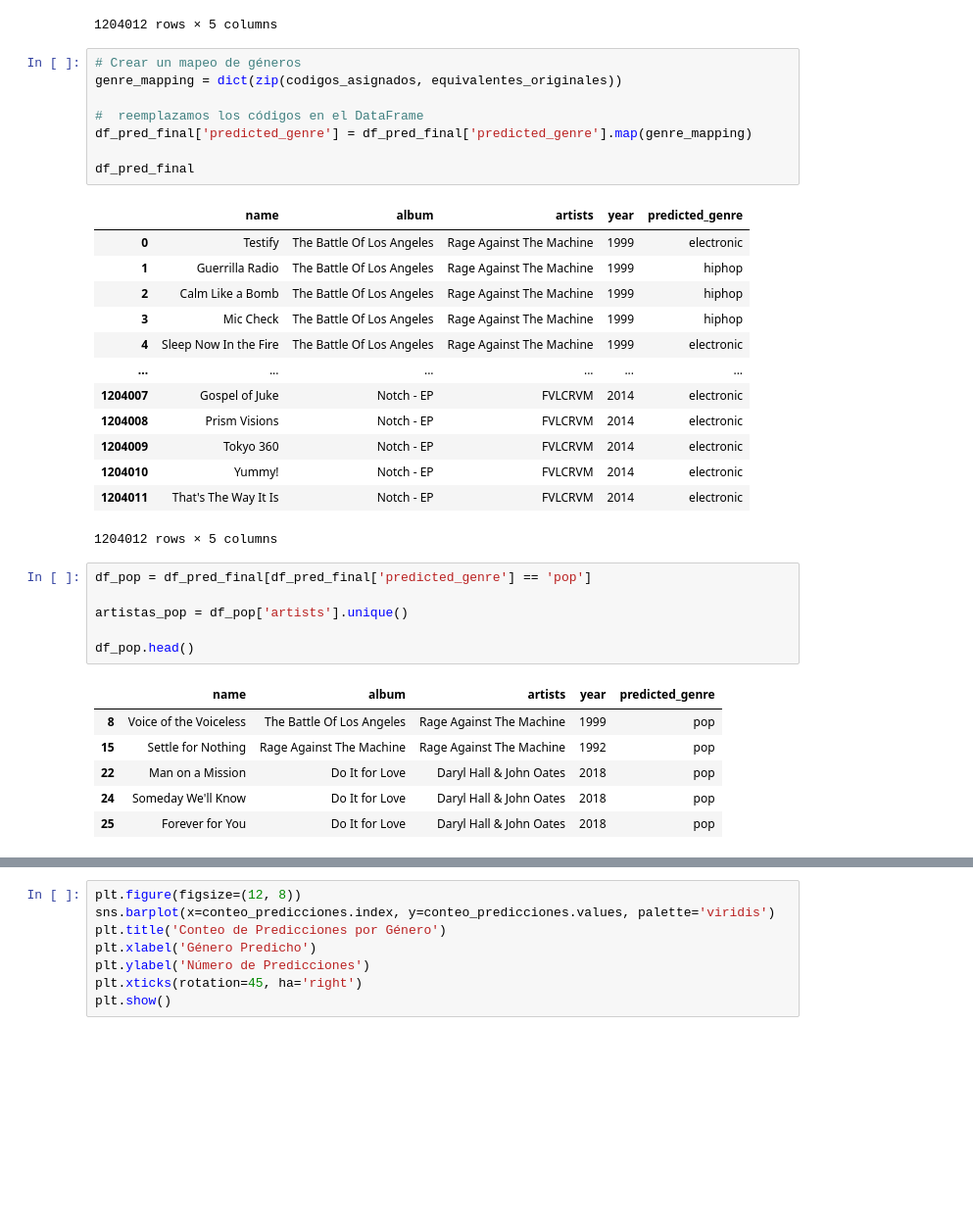
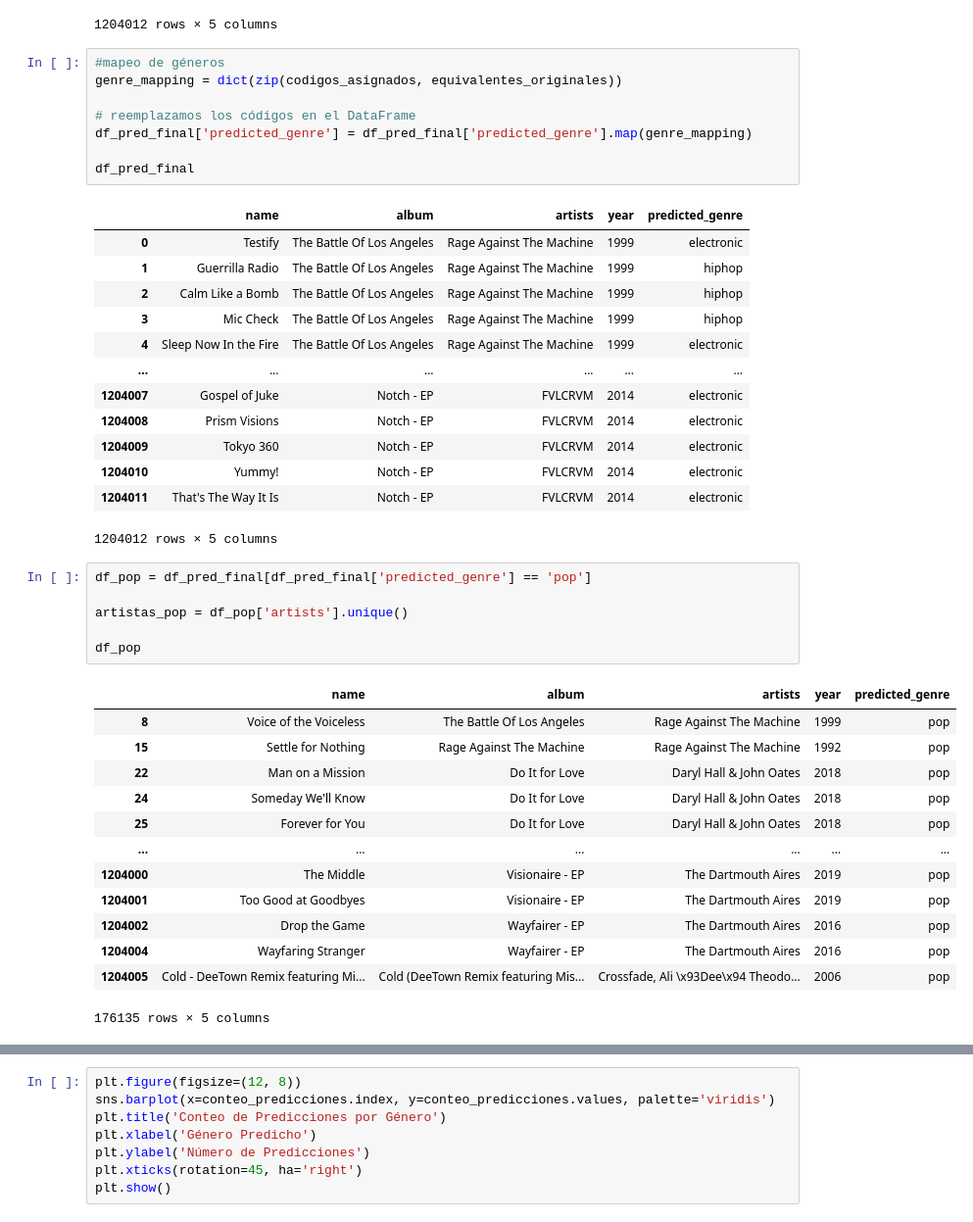
Before and after one commit to AlexV0611/Project, a Jupyter notebook: Modelo_proyecto_definitivo.v2.ipynb, the cells around one changed output, grey strips where cells are left out. Shown at 98% size. Saved outputs shown, nothing was run; the diff lists cells and outputs as text; blank space fills up the shorter version.

```diff
--- a/Modelo_proyecto_definitivo.v2.ipynb
+++ b/Modelo_proyecto_definitivo.v2.ipynb
@@ -816,10 +816,10 @@ df_pred_final
 | 1204011 | That's The Way It Is | Notch - EP | FVLCRVM | 2014 | 2 |
 1204012 rows × 5 columns
 # %%
-# Crear un mapeo de géneros
+#mapeo de géneros
 genre_mapping = dict(zip(codigos_asignados, equivalentes_originales))
 
-#  reemplazamos los códigos en el DataFrame
+# reemplazamos los códigos en el DataFrame
 df_pred_final['predicted_genre'] = df_pred_final['predicted_genre'].map(genre_mapping)
 
 df_pred_final
@@ -840,16 +840,23 @@ df_pred_final
 # %%
 df_pop = df_pred_final[df_pred_final['predicted_genre'] == 'pop']
 
 artistas_pop = df_pop['artists'].unique()
 
-df_pop.head()
+df_pop
 # %% [output]
 |  | name | album | artists | year | predicted_genre |
 | 8 | Voice of the Voiceless | The Battle Of Los Angeles | Rage Against The Machine | 1999 | pop |
 | 15 | Settle for Nothing | Rage Against The Machine | Rage Against The Machine | 1992 | pop |
 | 22 | Man on a Mission | Do It for Love | Daryl Hall & John Oates | 2018 | pop |
 | 24 | Someday We'll Know | Do It for Love | Daryl Hall & John Oates | 2018 | pop |
 | 25 | Forever for You | Do It for Love | Daryl Hall & John Oates | 2018 | pop |
+| ... | ... | ... | ... | ... | ... |
+| 1204000 | The Middle | Visionaire - EP | The Dartmouth Aires | 2019 | pop |
+| 1204001 | Too Good at Goodbyes | Visionaire - EP | The Dartmouth Aires | 2019 | pop |
+| 1204002 | Drop the Game | Wayfairer - EP | The Dartmouth Aires | 2016 | pop |
+| 1204004 | Wayfaring Stranger | Wayfairer - EP | The Dartmouth Aires | 2016 | pop |
+| 1204005 | Cold - DeeTown Remix featuring Mi... | Cold (DeeTown Remix featuring Mis... | Crossfade, Ali \x93Dee\x94 Theodo... | 2006 | pop |
+176135 rows × 5 columns
 # %%
 df_classical= df_pred_final[df_pred_final['predicted_genre'] == 'classical']
 
```
Also changed, not shown: parts of 30 cells of this notebook.
